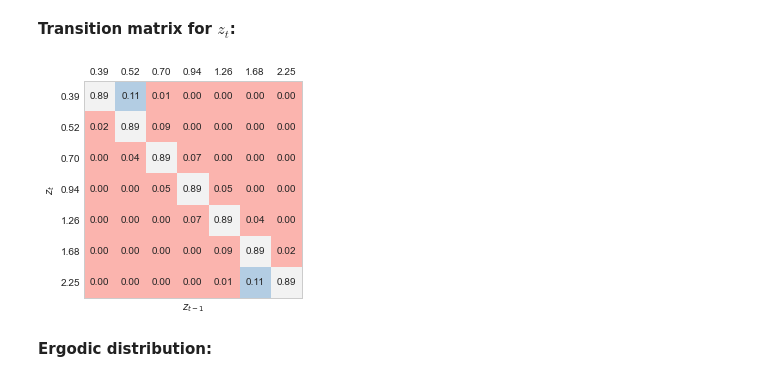
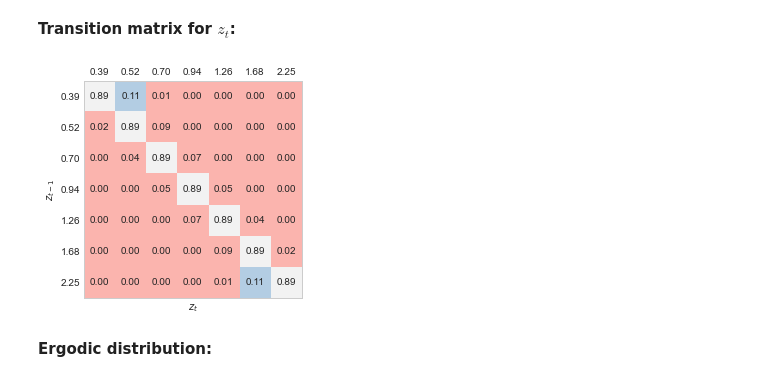
Before and after one commit to NumEconCopenhagen/AdvMacroHet, a Jupyter notebook: 01/Introduction.ipynb, the cells around one changed output. Saved outputs shown, nothing was run; the diff lists cells and outputs as text; code cells hidden in the pictures.

```diff
--- a/01/Introduction.ipynb
+++ b/01/Introduction.ipynb
@@ -360,23 +365,23 @@ ax.set_ylabel('$a_{t-1}$');
 # %%
 fig = plt.figure()
 ax = fig.add_subplot(1,1,1)
 ax.grid(False)
 h = ax.matshow(par.z_trans,cmap='Pastel1')
 
 for (i, j), value in np.ndenumerate(par.z_trans):
     ax.text(j, i, f'{value:0.2f}', ha='center', va='center')
 
 z_labels = [f'{z:.2f}' for z in par.z_grid]
 xaxis = np.arange(par.z_grid.size)
 ax.set_xticks(xaxis)
 ax.set_xticklabels(z_labels)
 ax.set_yticks(xaxis)
 ax.set_yticklabels(z_labels)
 
-ax.set_xlabel('$z_{t-1}$')
-ax.set_ylabel('$z_{t}$');
+ax.set_xlabel('$z_{t}$')
+ax.set_ylabel('$z_{t-1}$');
 # %% [output]
-[figure, old version]
+[figure, new version]
 # %% [markdown]
 **Ergodic distribution:**
 # %%
```
Also changed, not shown: parts of 14 cells of this notebook, 4 other files.
